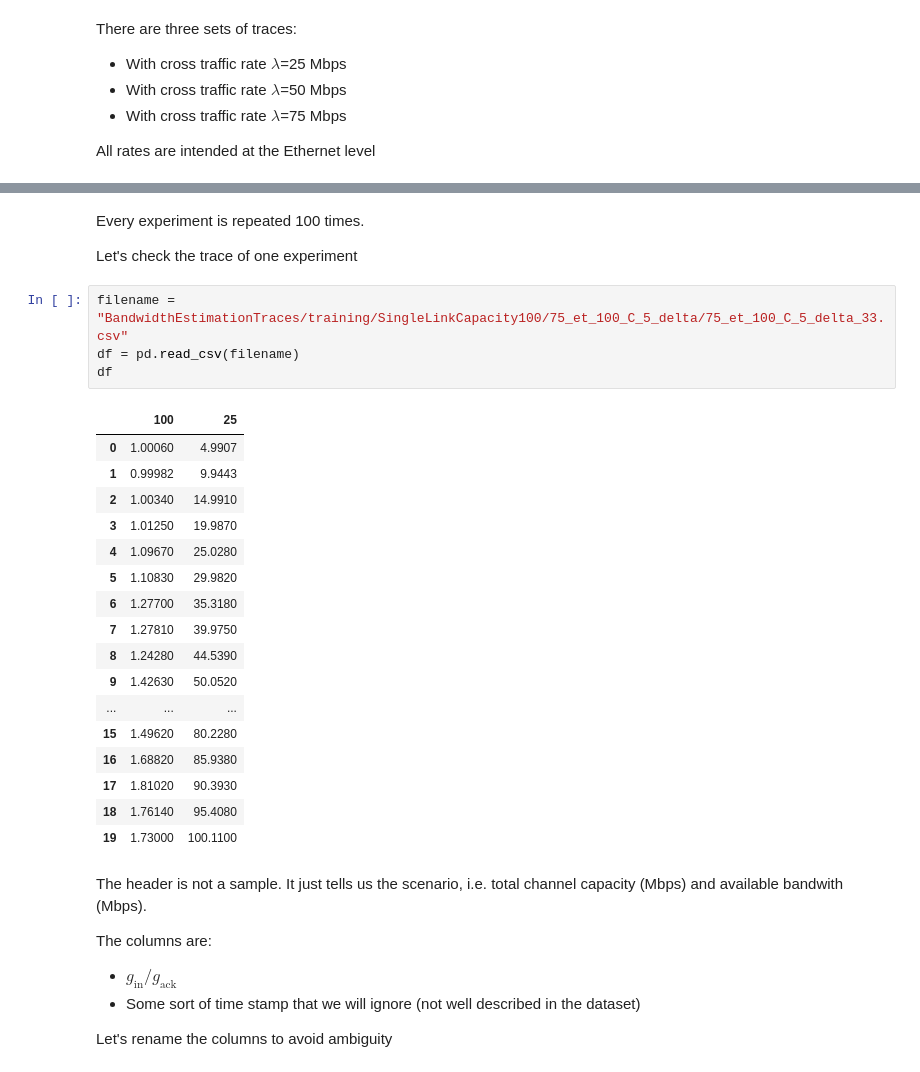
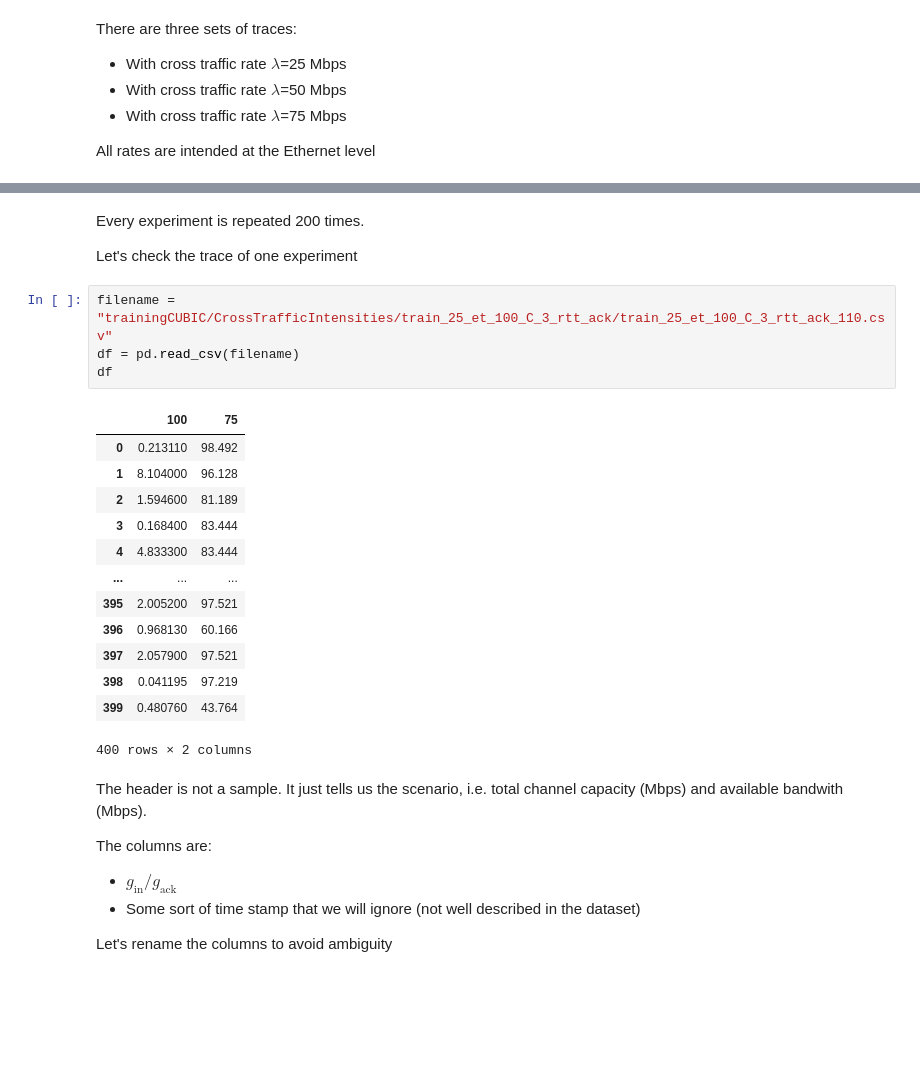
Before and after one commit to andreaaraldo/machine-learning-for-networks, a Jupyter notebook: 04.neural_networks/neural_networks.ipynb, the cells around one changed output, grey strips where cells are left out. Drawn from its saved outputs; the diff is of its cells as text; blank space fills up the shorter version.

```diff
--- a/04.neural_networks/neural_networks.ipynb
+++ b/04.neural_networks/neural_networks.ipynb
@@ -212,29 +213,25 @@ All rates are intended at the Ethernet level
 # %% [markdown]
-Every experiment is repeated 100 times.
+Every experiment is repeated 200 times.
 
 Let's check the trace of one experiment
 # %%
-filename = "BandwidthEstimationTraces/training/SingleLinkCapacity100/75_et_100_C_5_delta/75_et_100_C_5_delta_33.csv"
+filename = "trainingCUBIC/CrossTrafficIntensities/train_25_et_100_C_3_rtt_ack/train_25_et_100_C_3_rtt_ack_110.csv"
 df = pd.read_csv(filename)
 df
 # %% [output]
-|  | 100 | 25 |
-| 0 | 1.00060 | 4.9907 |
-| 1 | 0.99982 | 9.9443 |
-| 2 | 1.00340 | 14.9910 |
-| 3 | 1.01250 | 19.9870 |
-| 4 | 1.09670 | 25.0280 |
-| 5 | 1.10830 | 29.9820 |
-| 6 | 1.27700 | 35.3180 |
-| 7 | 1.27810 | 39.9750 |
-| 8 | 1.24280 | 44.5390 |
-| 9 | 1.42630 | 50.0520 |
+|  | 100 | 75 |
+| 0 | 0.213110 | 98.492 |
+| 1 | 8.104000 | 96.128 |
+| 2 | 1.594600 | 81.189 |
+| 3 | 0.168400 | 83.444 |
+| 4 | 4.833300 | 83.444 |
 | ... | ... | ... |
-| 15 | 1.49620 | 80.2280 |
-| 16 | 1.68820 | 85.9380 |
-| 17 | 1.81020 | 90.3930 |
-| 18 | 1.76140 | 95.4080 |
-| 19 | 1.73000 | 100.1100 |
+| 395 | 2.005200 | 97.521 |
+| 396 | 0.968130 | 60.166 |
+| 397 | 2.057900 | 97.521 |
+| 398 | 0.041195 | 97.219 |
+| 399 | 0.480760 | 43.764 |
+400 rows × 2 columns
 # %% [markdown]
 The header is not a sample. It just tells us the scenario, i.e. total channel capacity (Mbps) and available bandwith (Mbps).
 
```
Also changed, not shown: parts of 10 cells of this notebook.
